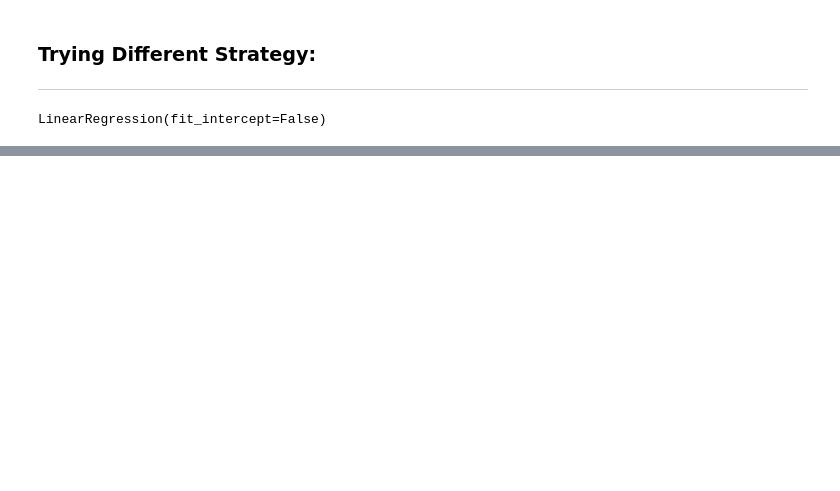
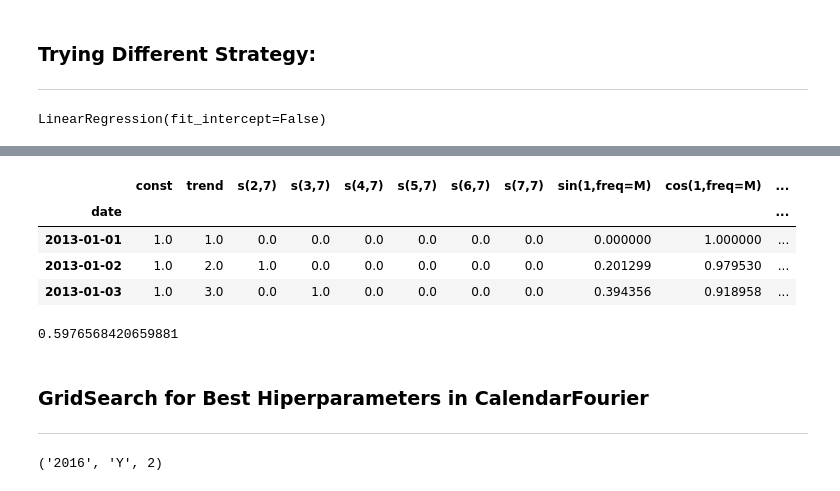
Before and after one commit to edmar-bevilaqua/store-sales-tsf-kaggle-competition, a Jupyter notebook: store-sales-tsf.ipynb, the cells around one changed output, grey strips where cells are left out. Cells and saved outputs as stored; diff of their text form; code cells hidden in the pictures; blank space fills up the shorter version.

```diff
--- a/store-sales-tsf.ipynb
+++ b/store-sales-tsf.ipynb
@@ -1830,0 +1904,42 @@ LinearRegression(fit_intercept=False)
+# %%
+fourier = CalendarFourier(
+    freq='M',
+    order=4
+)
+
+dp = DeterministicProcess(
+    index=y_set.index.to_period('D'),
+    constant=True,
+    order=1,
+    seasonal=True,
+    additional_terms=[fourier],
+    drop=True
+)
+
+X_set = dp.in_sample()
+
+X_set['NewYear'] = (X_set.index.dayofyear == 1)
+
+X_set.head(3)
+# %% [output]
+|  | const | trend | s(2,7) | s(3,7) | s(4,7) | s(5,7) | s(6,7) | s(7,7) | sin(1,freq=M) | cos(1,freq=M) | ... |
+| date |  |  |  |  |  |  |  |  |  |  | ... |
+| 2013-01-01 | 1.0 | 1.0 | 0.0 | 0.0 | 0.0 | 0.0 | 0.0 | 0.0 | 0.000000 | 1.000000 | ... |
+| 2013-01-02 | 1.0 | 2.0 | 1.0 | 0.0 | 0.0 | 0.0 | 0.0 | 0.0 | 0.201299 | 0.979530 | ... |
+| 2013-01-03 | 1.0 | 3.0 | 0.0 | 1.0 | 0.0 | 0.0 | 0.0 | 0.0 | 0.394356 | 0.918958 | ... |
+# %%
+model = LinearRegression(fit_intercept=False, n_jobs=-1)
+
+X_train, X_test, y_train, y_test = train_test_split(X_set, y_set, test_size=30, shuffle=False)
+
+model.fit(X_train, y_train)
+
+predictions = model.predict(X_test).clip(0.)
+
+rmsle = np.sqrt(mean_squared_log_error(y_test, predictions))
+print(rmsle)
+# %% [output]
+0.5976568420659881
+# %% [markdown]
+### GridSearch for Best Hiperparameters in CalendarFourier
+---
@@ -1830,0 +1994,10 @@ LinearRegression(fit_intercept=False)
+# %%
+val = 1
+for result, value in results.items():
+    if value < val:
+        val = value
+        best_result = result
+
+print(best_result)
+# %% [output]
+('2016', 'Y', 2)
```
Also changed, not shown: parts of 9 cells of this notebook.
